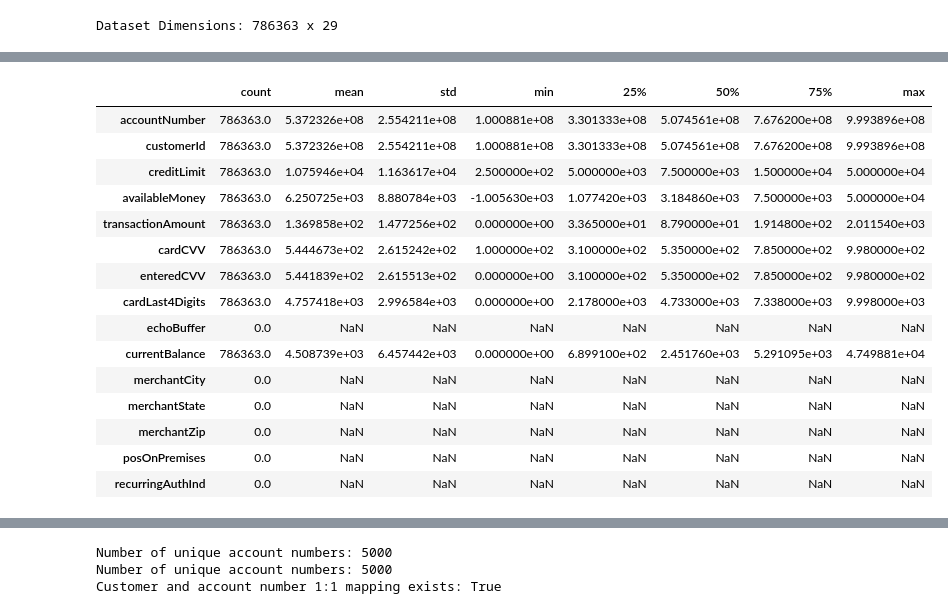
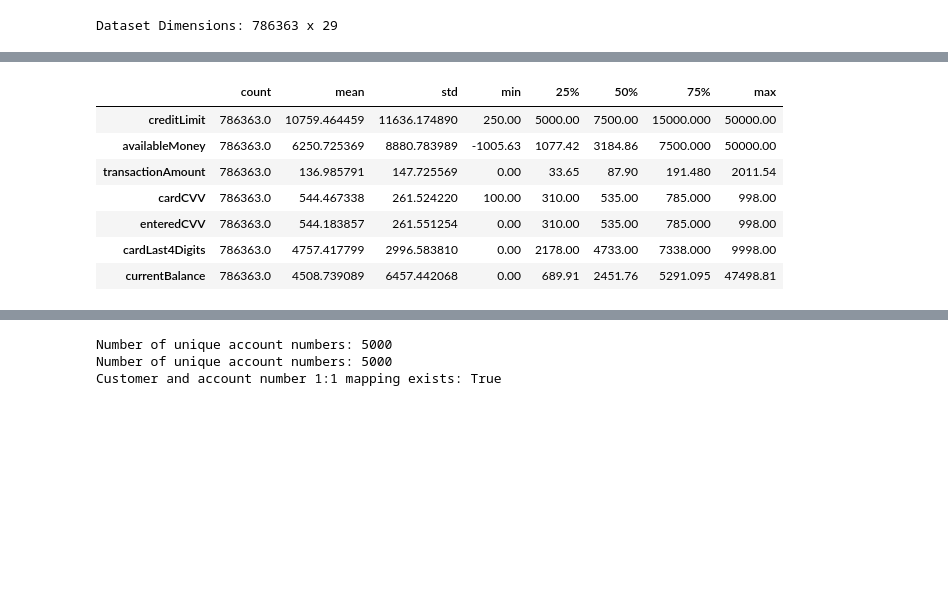
Before and after one commit to KGuruPrasad94/DS_challenge_C1, a Jupyter notebook: DS_challenge_v4.ipynb, the cells around one changed output, grey strips where cells are left out. Cells and saved outputs as stored; diff of their text form; code cells hidden in the pictures; blank space fills up the shorter version.

```diff
--- a/DS_challenge_v4.ipynb
+++ b/DS_challenge_v4.ipynb
@@ -120,26 +182,18 @@ memory usage: 158.2+ MB
 # %%
 # generate descriptive statistics
 
-#df.describe(include='all').T
+df[['creditLimit','availableMoney','transactionAmount','cardCVV','enteredCVV','cardLast4Digits','currentBalance']].describe(include='all').T
 
-df.describe().T
+#df.describe().T
 # %% [output]
 |  | count | mean | std | min | 25% | 50% | 75% | max |
-| accountNumber | 786363.0 | 5.372326e+08 | 2.554211e+08 | 1.000881e+08 | 3.301333e+08 | 5.074561e+08 | 7.676200e+08 | 9.993896e+08 |
-| customerId | 786363.0 | 5.372326e+08 | 2.554211e+08 | 1.000881e+08 | 3.301333e+08 | 5.074561e+08 | 7.676200e+08 | 9.993896e+08 |
-| creditLimit | 786363.0 | 1.075946e+04 | 1.163617e+04 | 2.500000e+02 | 5.000000e+03 | 7.500000e+03 | 1.500000e+04 | 5.000000e+04 |
-| availableMoney | 786363.0 | 6.250725e+03 | 8.880784e+03 | -1.005630e+03 | 1.077420e+03 | 3.184860e+03 | 7.500000e+03 | 5.000000e+04 |
-| transactionAmount | 786363.0 | 1.369858e+02 | 1.477256e+02 | 0.000000e+00 | 3.365000e+01 | 8.790000e+01 | 1.914800e+02 | 2.011540e+03 |
-| cardCVV | 786363.0 | 5.444673e+02 | 2.615242e+02 | 1.000000e+02 | 3.100000e+02 | 5.350000e+02 | 7.850000e+02 | 9.980000e+02 |
-| enteredCVV | 786363.0 | 5.441839e+02 | 2.615513e+02 | 0.000000e+00 | 3.100000e+02 | 5.350000e+02 | 7.850000e+02 | 9.980000e+02 |
-| cardLast4Digits | 786363.0 | 4.757418e+03 | 2.996584e+03 | 0.000000e+00 | 2.178000e+03 | 4.733000e+03 | 7.338000e+03 | 9.998000e+03 |
-| echoBuffer | 0.0 | NaN | NaN | NaN | NaN | NaN | NaN | NaN |
-| currentBalance | 786363.0 | 4.508739e+03 | 6.457442e+03 | 0.000000e+00 | 6.899100e+02 | 2.451760e+03 | 5.291095e+03 | 4.749881e+04 |
-| merchantCity | 0.0 | NaN | NaN | NaN | NaN | NaN | NaN | NaN |
-| merchantState | 0.0 | NaN | NaN | NaN | NaN | NaN | NaN | NaN |
-| merchantZip | 0.0 | NaN | NaN | NaN | NaN | NaN | NaN | NaN |
-| posOnPremises | 0.0 | NaN | NaN | NaN | NaN | NaN | NaN | NaN |
-| recurringAuthInd | 0.0 | NaN | NaN | NaN | NaN | NaN | NaN | NaN |
+| creditLimit | 786363.0 | 10759.464459 | 11636.174890 | 250.00 | 5000.00 | 7500.00 | 15000.000 | 50000.00 |
+| availableMoney | 786363.0 | 6250.725369 | 8880.783989 | -1005.63 | 1077.42 | 3184.86 | 7500.000 | 50000.00 |
+| transactionAmount | 786363.0 | 136.985791 | 147.725569 | 0.00 | 33.65 | 87.90 | 191.480 | 2011.54 |
+| cardCVV | 786363.0 | 544.467338 | 261.524220 | 100.00 | 310.00 | 535.00 | 785.000 | 998.00 |
+| enteredCVV | 786363.0 | 544.183857 | 261.551254 | 0.00 | 310.00 | 535.00 | 785.000 | 998.00 |
+| cardLast4Digits | 786363.0 | 4757.417799 | 2996.583810 | 0.00 | 2178.00 | 4733.00 | 7338.000 | 9998.00 |
+| currentBalance | 786363.0 | 4508.739089 | 6457.442068 | 0.00 | 689.91 | 2451.76 | 5291.095 | 47498.81 |
 # %%
 #checking the percentage of missing values in the dataset
 
```
Also changed, not shown: parts of 68 cells of this notebook.
